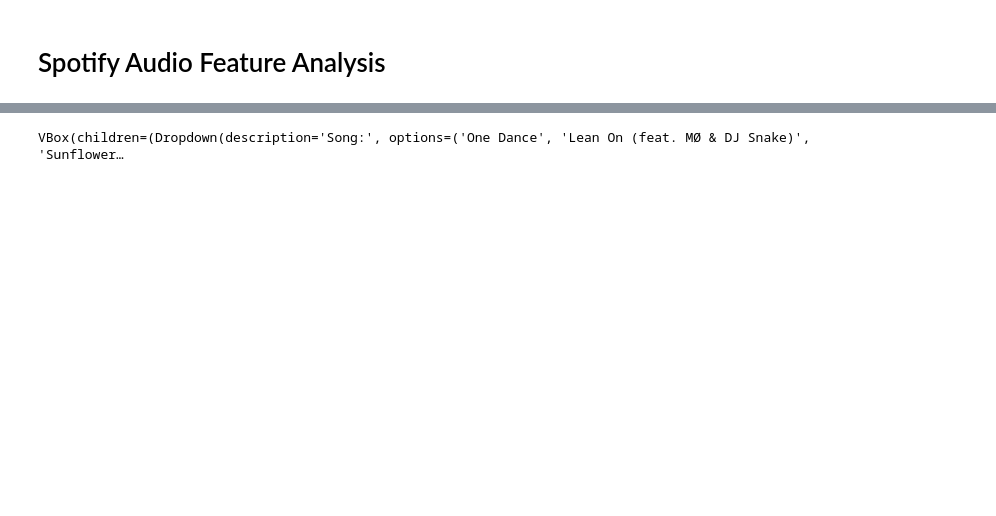
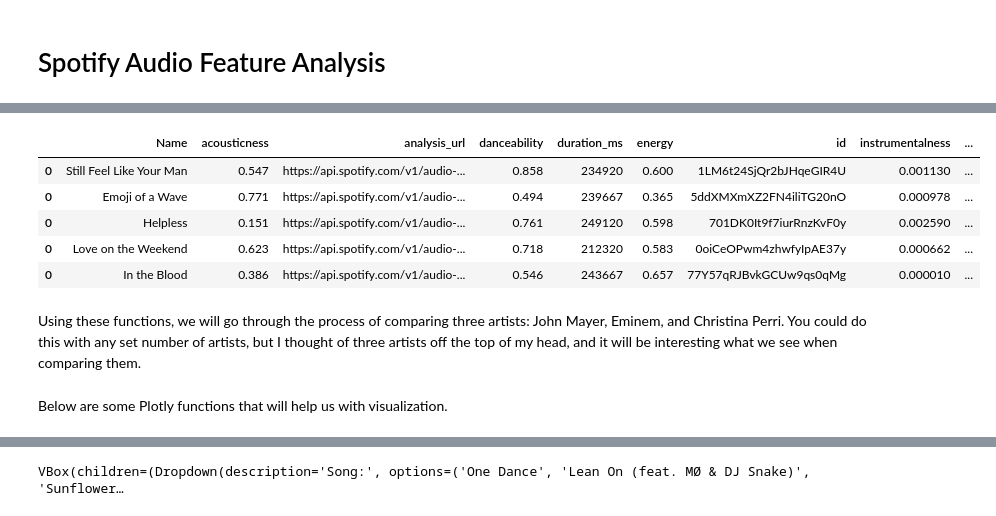
Before and after one commit to artunggal/SpotifyAnalysis, a Jupyter notebook: SpotifyAudioFeatures.ipynb, the cells around one changed output, grey strips where cells are left out. Drawn from its saved outputs; the diff is of its cells as text; code cells hidden in the pictures; blank space fills up the shorter version.

```diff
--- a/SpotifyAudioFeatures.ipynb
+++ b/SpotifyAudioFeatures.ipynb
@@ -158,3 +137,10 @@ def get_artist_audio_features(name):
 # %%
 jmayer = get_artist_audio_features("John Mayer")
-cperri = get_artist_audio_features("Christina Perri")
+jmayer.head()
+# %% [output]
+|  | Name | acousticness | analysis_url | danceability | duration_ms | energy | id | instrumentalness | ... |
+| 0 | Still Feel Like Your Man | 0.547 | https://api.spotify.com/v1/audio-... | 0.858 | 234920 | 0.600 | 1LM6t24SjQr2bJHqeGIR4U | 0.001130 | ... |
+| 0 | Emoji of a Wave | 0.771 | https://api.spotify.com/v1/audio-... | 0.494 | 239667 | 0.365 | 5ddXMXmXZ2FN4iliTG20nO | 0.000978 | ... |
+| 0 | Helpless | 0.151 | https://api.spotify.com/v1/audio-... | 0.761 | 249120 | 0.598 | 701DK0It9f7iurRnzKvF0y | 0.002590 | ... |
+| 0 | Love on the Weekend | 0.623 | https://api.spotify.com/v1/audio-... | 0.718 | 212320 | 0.583 | 0oiCeOPwm4zhwfyIpAE37y | 0.000662 | ... |
+| 0 | In the Blood | 0.386 | https://api.spotify.com/v1/audio-... | 0.546 | 243667 | 0.657 | 77Y57qRJBvkGCUw9qs0qMg | 0.000010 | ... |
@@ -162,0 +147,2 @@ enem = get_artist_audio_features("Eminem")
+# %% [markdown]
+Using these functions, we will go through the process of comparing three artists: John Mayer, Eminem, and Christina Perri. You could do this with any set number of artists, but I thought of three artists off the top of my head, and it will be interesting what we see when comparing them.
@@ -163,3 +152,5 @@ enem = get_artist_audio_features("Eminem")
+# %% [markdown]
+Below are some Plotly functions that will help us with visualization.
 # %%
 # creates a polar graph to display an artist's audio features
 def polar_artist_stats(name, artist):
```
Also changed, not shown: parts of 22 cells of this notebook.
